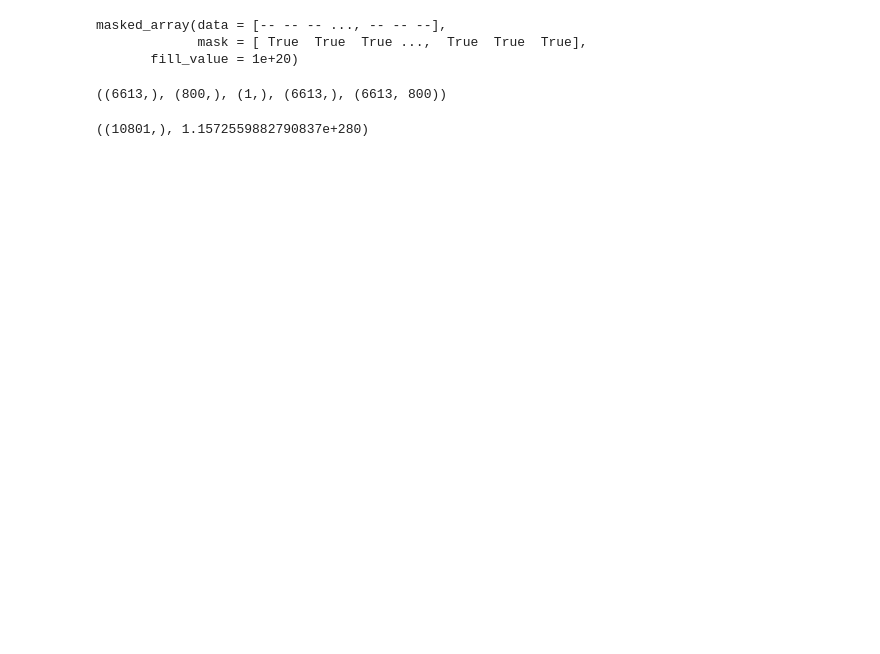
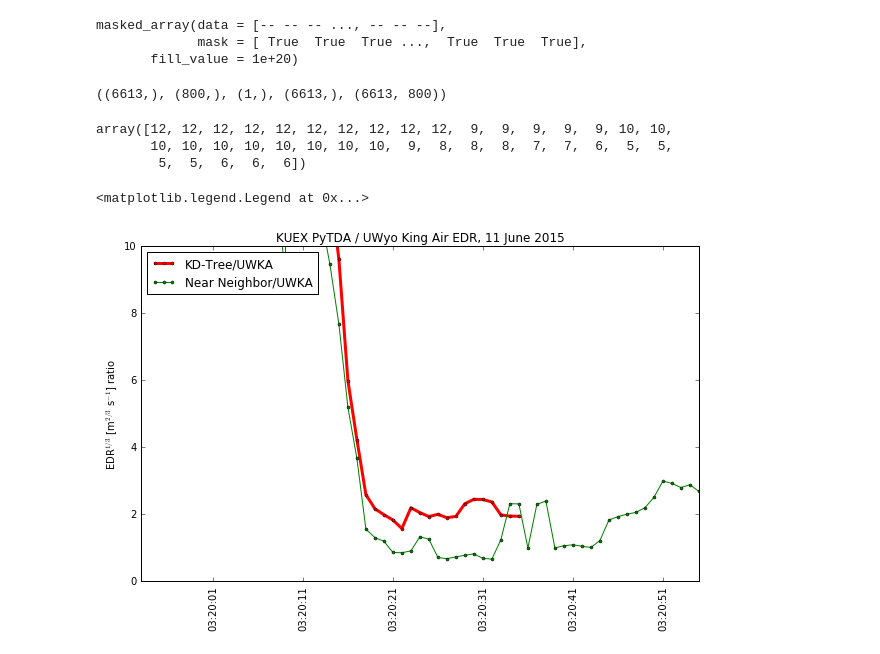
Before and after one commit to nguy/Notebooks, a Jupyter notebook: pytda_along_flight_track.ipynb, the cells around one changed output. Drawn from its saved outputs; the diff is of its cells as text; code cells hidden in the pictures; blank space fills up the shorter version.

```diff
--- a/pytda_along_flight_track.ipynb
+++ b/pytda_along_flight_track.ipynb
@@ -267,7 +267,26 @@ rCHILLj.azimuth['data'].shape, rCHILLj.range['data'].shape,rCHILLj.altitude['dat
 # %% [output]
 ((6613,), (800,), (1,), (6613,), (6613, 800))
 # %%
-#nnpCHILL['turbulence']['units'], kdCHILL.flight['turb']['units'], fltKA['turb']['units']
-kdCHILL.flight['time']['data'].shape, kdCHILL.data['turbulence']['data'].max()
+#kdCHILL.flight['time']['data'].shape, kdCHILL.data['turbulence']['data'].max()
+rflist[0].gate_altitude['data'][0,:]
+#help(rflist[0])
+kdKUEX.indices_1d[0]
 # %% [output]
-((10801,), 1.1572559882790837e+280)
+array([12, 12, 12, 12, 12, 12, 12, 12, 12, 12,  9,  9,  9,  9,  9, 10, 10,
+       10, 10, 10, 10, 10, 10, 10, 10,  9,  8,  8,  8,  7,  7,  6,  5,  5,
+        5,  5,  6,  6,  6])
+# %%
+fig,ax = plt.subplots(1,1, figsize=(10,6))
+plt.plot(kdKUEX.flight['time']['data'], kdKUEX.data['turbulence']['data']/kdKUEX.flight['turb']['data'], '-or', ms=3, lw=3, label='KD-Tree/UWKA')
+#plt.plot(nntKUEX.flight['time']['data'], nntKUEX.data['turbulence']['data'], '-ob', ms=3, label='Near Neighbor Tunnel')
+plt.plot(kdKUEX.flight['time']['data'], nnpKUEX.data['turbulence']['data']/kdKUEX.flight['turb']['data'], '-og', ms=3, label='Near Neighbor/UWKA')
+ax.set_ylim(0, 10)
+ax.set_ylabel(r'EDR$^{1/3}$ [m$^{2/3}$ s$^{-1}$] ratio')
+ax.set_title("KUEX PyTDA / UWyo King Air EDR, 11 June 2015")
+xfmt = md.DateFormatter('%H:%M:%S')
+ax.xaxis.set_major_formatter(xfmt)
+plt.xticks(rotation=90)
+plt.legend(numpoints=3, loc='upper left')
+# %% [output]
+<matplotlib.legend.Legend at 0x...>
+[figure, added]
```
Also changed, not shown: parts of 10 cells of this notebook.
